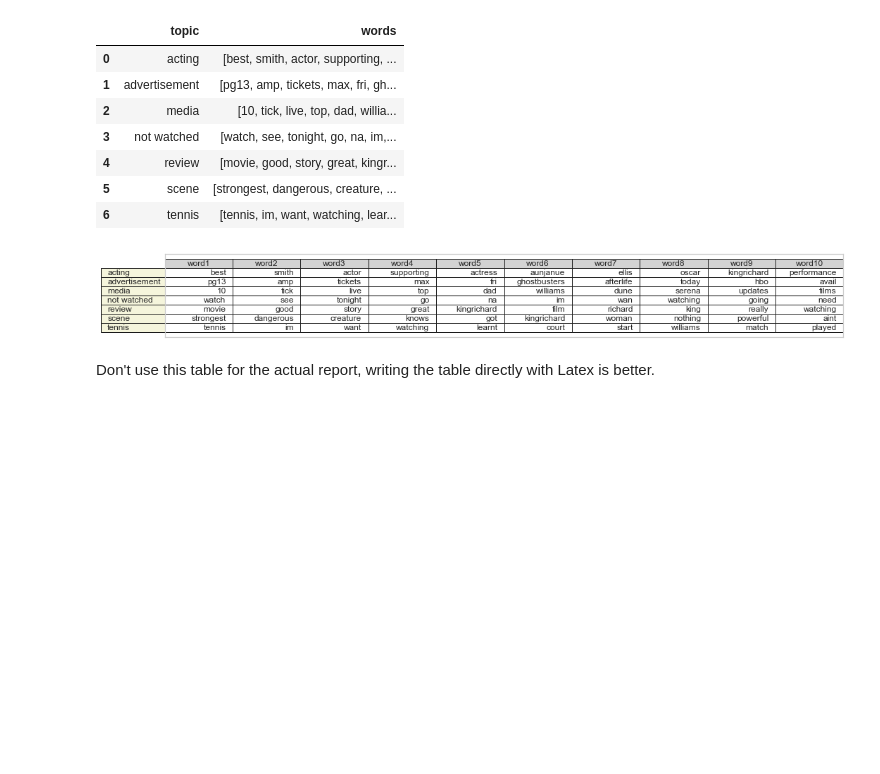
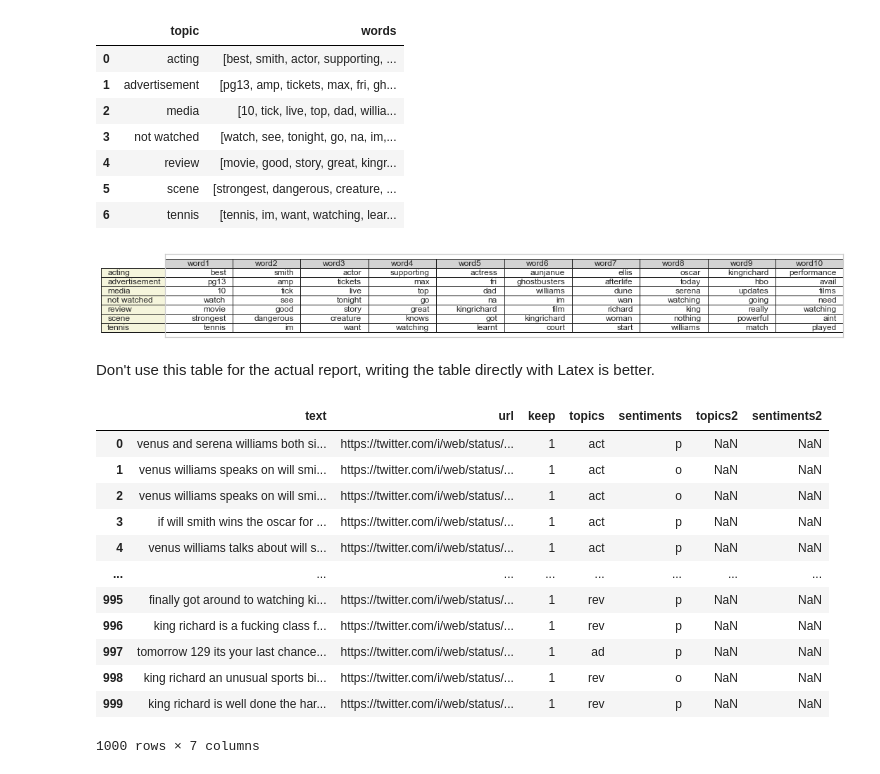
Before and after one commit to matthewgoodman13/twitter_movie_scraper, a Jupyter notebook: src/figures.ipynb, the cells around one changed output. Cells and saved outputs as stored; diff of their text form; code cells hidden in the pictures; blank space fills up the shorter version.

```diff
--- a/src/figures.ipynb
+++ b/src/figures.ipynb
@@ -148,3 +148,21 @@ fig.tight_layout()
 [figure]
 # %% [markdown]
 Don't use this table for the actual report, writing the table directly with Latex is better.
+# %%
+df = pd.read_csv('../test_tweets_cleaned.csv')
+
+df
+# %% [output]
+|  | text | url | keep | topics | sentiments | topics2 | sentiments2 |
+| 0 | venus and serena williams both si... | https://twitter.com/i/web/status/... | 1 | act | p | NaN | NaN |
+| 1 | venus williams speaks on will smi... | https://twitter.com/i/web/status/... | 1 | act | o | NaN | NaN |
+| 2 | venus williams speaks on will smi... | https://twitter.com/i/web/status/... | 1 | act | o | NaN | NaN |
+| 3 | if will smith wins the oscar for ... | https://twitter.com/i/web/status/... | 1 | act | p | NaN | NaN |
+| 4 | venus williams talks about will s... | https://twitter.com/i/web/status/... | 1 | act | p | NaN | NaN |
+| ... | ... | ... | ... | ... | ... | ... | ... |
+| 995 | finally got around to watching ki... | https://twitter.com/i/web/status/... | 1 | rev | p | NaN | NaN |
+| 996 | king richard is a fucking class f... | https://twitter.com/i/web/status/... | 1 | rev | p | NaN | NaN |
+| 997 | tomorrow 129 its your last chance... | https://twitter.com/i/web/status/... | 1 | ad | p | NaN | NaN |
+| 998 | king richard an unusual sports bi... | https://twitter.com/i/web/status/... | 1 | rev | o | NaN | NaN |
+| 999 | king richard is well done the har... | https://twitter.com/i/web/status/... | 1 | rev | p | NaN | NaN |
+1000 rows × 7 columns
```
Also changed, not shown: parts of 3 cells of this notebook.
